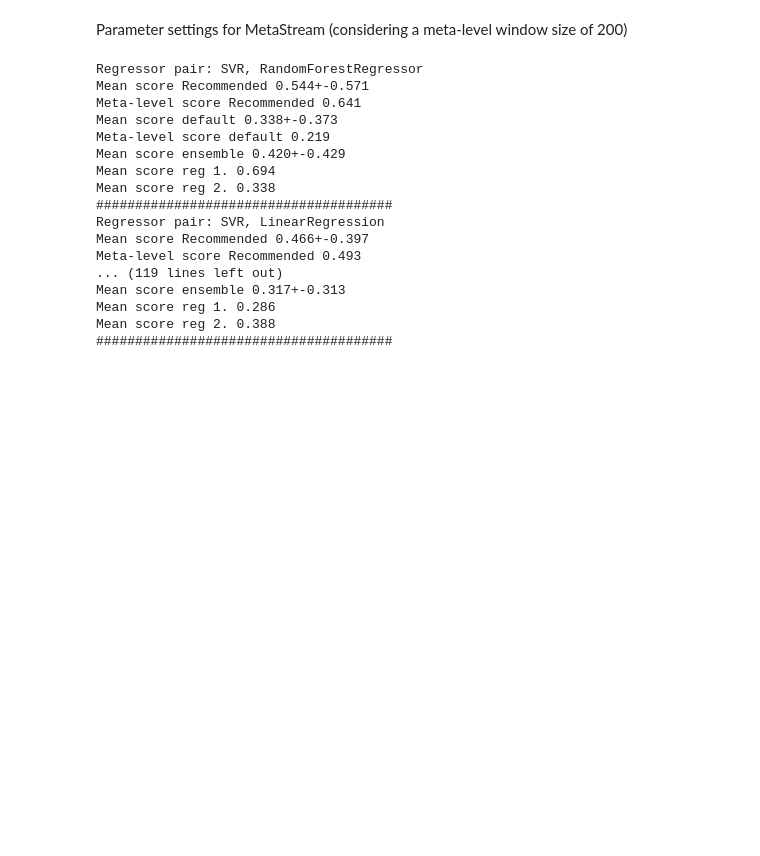
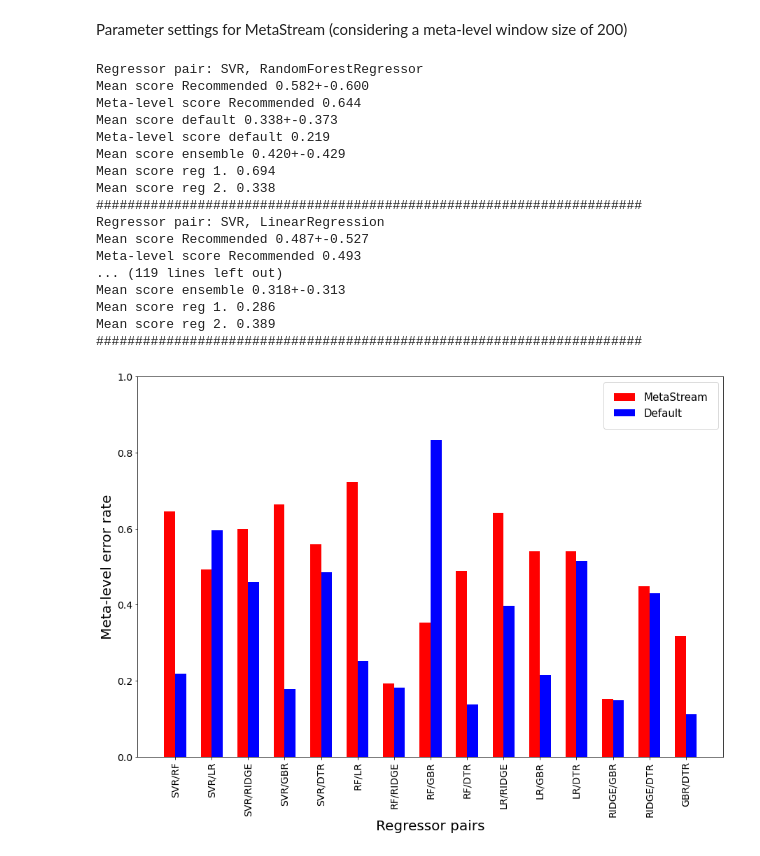
Before and after one commit to hennything/MetaStream, a Jupyter notebook: experiments/edp-tie.ipynb, the cells around one changed output. Cells and saved outputs as stored; diff of their text form; code cells hidden in the pictures; blank space fills up the shorter version.

Commit message:
Add bar plot for tie

```diff
--- a/experiments/edp-tie.ipynb
+++ b/experiments/edp-tie.ipynb
@@ -33,31 +44,60 @@ base_data_window = 96*2
 base_delay_window = 0
 base_sel_window_size = 48*2
 meta_data_window = 200
+# %%
+pair_list = []
+metastream_score = []
+default_score = []
 # %%
 meta_learner = RandomForestClassifier()
 for pair in combinations(models, 2):
-    print(f'Regressor pair: {type(pair[0]).__name__}, {type(pair[1]).__name__}')
+    reg1_name = type(pair[0]).__name__
+    reg2_name = type(pair[1]).__name__
+    print(f'Regressor pair: {reg1_name}, {reg2_name}')
 
     metas = MetaStream(meta_learner, pair, base_data_window, base_delay_window, base_sel_window_size, meta_data_window, strategy='tie', threshold=.05)
     metas.base_train(data=df, target='nswdemand')
-    metas.meta_train(data=df, target='nswdemand', default=True, ensemble=True, report=True)
+    meta_scores = metas.meta_train(data=df, target='nswdemand', default=True, ensemble=True, report=True)
 
-    print('######################################')
+    pair_list.append(f'{model_names[reg1_name]}/{model_names[reg2_name]}')
+    metastream_score.append(meta_scores[0])
+    default_score.append(meta_scores[1])
+
+    print('######################################################################')
 # %% [output]
 Regressor pair: SVR, RandomForestRegressor
-Mean score Recommended 0.544+-0.571
-Meta-level score Recommended 0.641
+Mean score Recommended 0.582+-0.600
+Meta-level score Recommended 0.644
 Mean score default 0.338+-0.373
 Meta-level score default 0.219
 Mean score ensemble 0.420+-0.429
 Mean score reg 1. 0.694
 Mean score reg 2. 0.338
-######################################
+######################################################################
 Regressor pair: SVR, LinearRegression
-Mean score Recommended 0.466+-0.397
+Mean score Recommended 0.487+-0.527
 Meta-level score Recommended 0.493
 ... (119 lines left out)
-Mean score ensemble 0.317+-0.313
+Mean score ensemble 0.318+-0.313
 Mean score reg 1. 0.286
-Mean score reg 2. 0.388
-######################################
+Mean score reg 2. 0.389
+######################################################################
+# %%
+bar_width = 0.3
+bar_locs = np.arange(len(pair_list))
+
+plt.figure(figsize=(15,10))
+plt.bar(bar_locs, metastream_score, width=bar_width, color='r', label='MetaStream')
+plt.bar(bar_locs+bar_width, default_score, width=bar_width, color='b', label='Default')
+
+plt.xticks(bar_locs+bar_width/2, pair_list, fontsize=14, rotation=90)
+plt.xlabel('Regressor pairs', fontsize=20)
+
+plt.yticks(fontsize=14)
+plt.ylim(0, 1)
+plt.ylabel('Meta-level error rate', fontsize=20)
+
+plt.legend(loc='best', borderpad=1, fontsize=15)
+plt.show()
+# %% [output]
+[figure, added]
```
Also changed, not shown: parts of 2 cells of this notebook, 1 other file.
